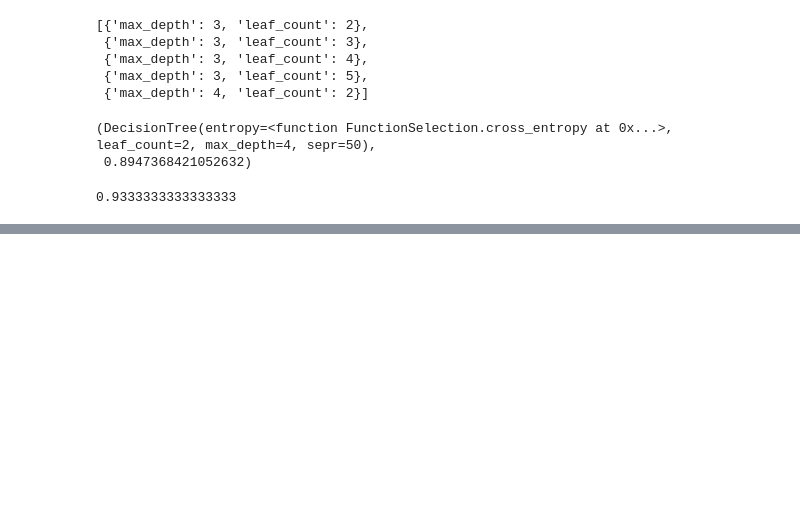
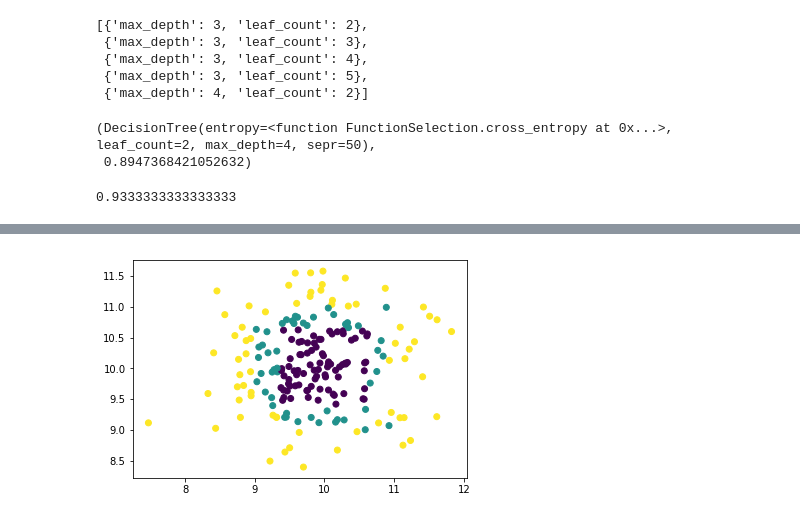
Before and after one commit to tigranfah/machine_learning, a Jupyter notebook: round2/homework/homework1/hw1_tigran_fahradyan.ipynb, the cells around one changed output, grey strips where cells are left out. Cells and saved outputs as stored; diff of their text form; code cells hidden in the pictures; blank space fills up the shorter version.

```diff
--- a/round2/homework/homework1/hw1_tigran_fahradyan.ipynb
+++ b/round2/homework/homework1/hw1_tigran_fahradyan.ipynb
@@ -129,7 +113,3 @@ params[:5]
-# %%
-best_model, best_score = grid_search(RandomForest,
-                                     'cross-entropy',
-                                     params, X_train, X_test)
 # %%
 best_model, best_score
 # %% [output]
@@ -138,3 +118,10 @@ best_model, best_score
+# %%
+pred = best_model.predict(y_train)
+
+# what the model learned
+plt.scatter(y_train[:, 0], y_train[:, 1], c=pred);
+# %% [output]
+[figure, added]
 # %%
 best_model.score(y_train, y_test)
 # %% [output]
```
Also changed, not shown: parts of 24 cells of this notebook, 1 other file.
